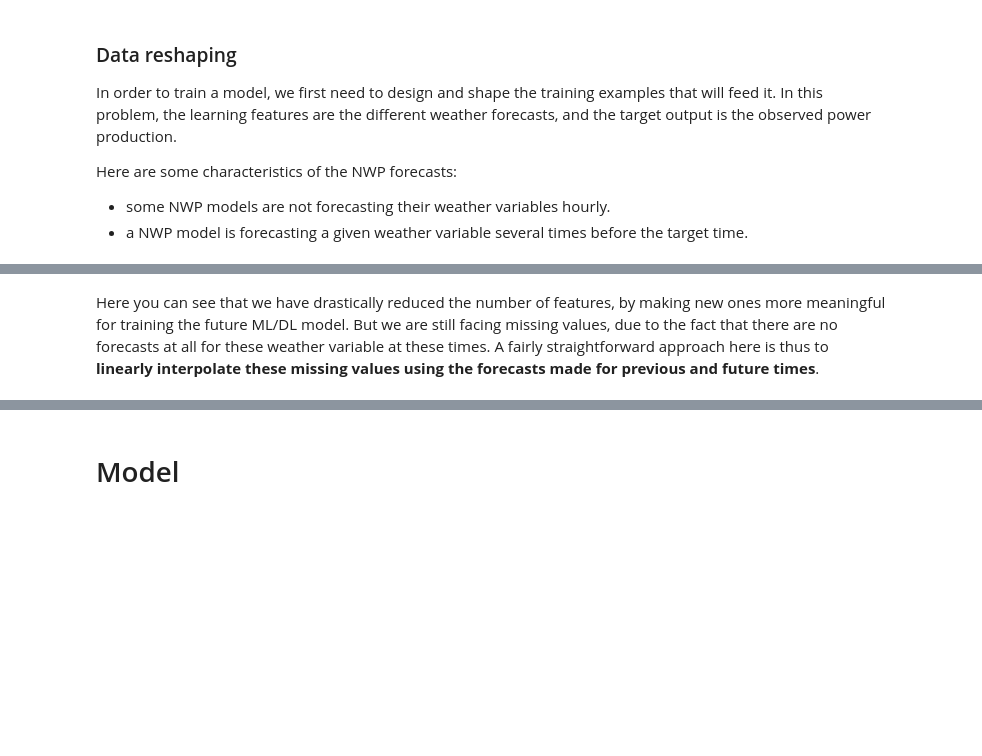
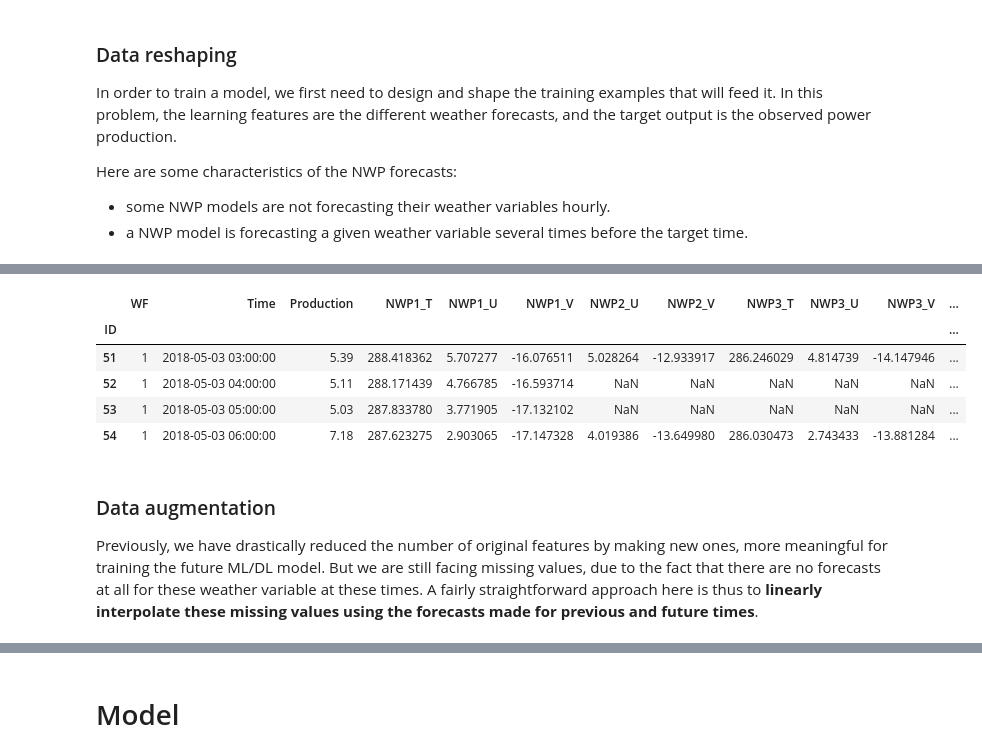
Before and after one commit to qcha41/wind-power-forecasting-challenge, a Jupyter notebook: notebook.ipynb, the cells around one changed output, grey strips where cells are left out. Cells and saved outputs as stored; diff of their text form; code cells hidden in the pictures; blank space fills up the shorter version.

```diff
--- a/notebook.ipynb
+++ b/notebook.ipynb
@@ -99,9 +128,18 @@ Let's start with <img src="https://render.githubusercontent.com/render/math?math
 # %%
 # Compute best weather forecasts
 FORECAST_MEMORY = 0.9
-df = core.calculate_best_forecasts(df, FORECAST_MEMORY)
-df.loc[51:54]
+df_best = core.calculate_best_forecasts(df_raw, FORECAST_MEMORY)
+df_best.loc[51:54]
+# %% [output]
+|  | WF | Time | Production | NWP1_T | NWP1_U | NWP1_V | NWP2_U | NWP2_V | NWP3_T | NWP3_U | NWP3_V | ... |
+| ID |  |  |  |  |  |  |  |  |  |  |  | ... |
+| 51 | 1 | 2018-05-03 03:00:00 | 5.39 | 288.418362 | 5.707277 | -16.076511 | 5.028264 | -12.933917 | 286.246029 | 4.814739 | -14.147946 | ... |
+| 52 | 1 | 2018-05-03 04:00:00 | 5.11 | 288.171439 | 4.766785 | -16.593714 | NaN | NaN | NaN | NaN | NaN | ... |
+| 53 | 1 | 2018-05-03 05:00:00 | 5.03 | 287.833780 | 3.771905 | -17.132102 | NaN | NaN | NaN | NaN | NaN | ... |
+| 54 | 1 | 2018-05-03 06:00:00 | 7.18 | 287.623275 | 2.903065 | -17.147328 | 4.019386 | -13.649980 | 286.030473 | 2.743433 | -13.881284 | ... |
 # %% [markdown]
-Here you can see that we have drastically reduced the number of features, by making new ones more meaningful for training the future ML/DL model. But we are still facing missing values, due to the fact that there are no forecasts at all for these weather variable at these times. A fairly straightforward approach here is thus to **linearly interpolate these missing values using the forecasts made for previous and future times**.
+### Data augmentation
+
+Previously, we have drastically reduced the number of original features by making new ones, more meaningful for training the future ML/DL model. But we are still facing missing values, due to the fact that there are no forecasts at all for these weather variable at these times. A fairly straightforward approach here is thus to **linearly interpolate these missing values using the forecasts made for previous and future times**.
 # %%
 # Interpolate remaining missing values
```
Also changed, not shown: parts of 19 cells of this notebook, 1 other file.
